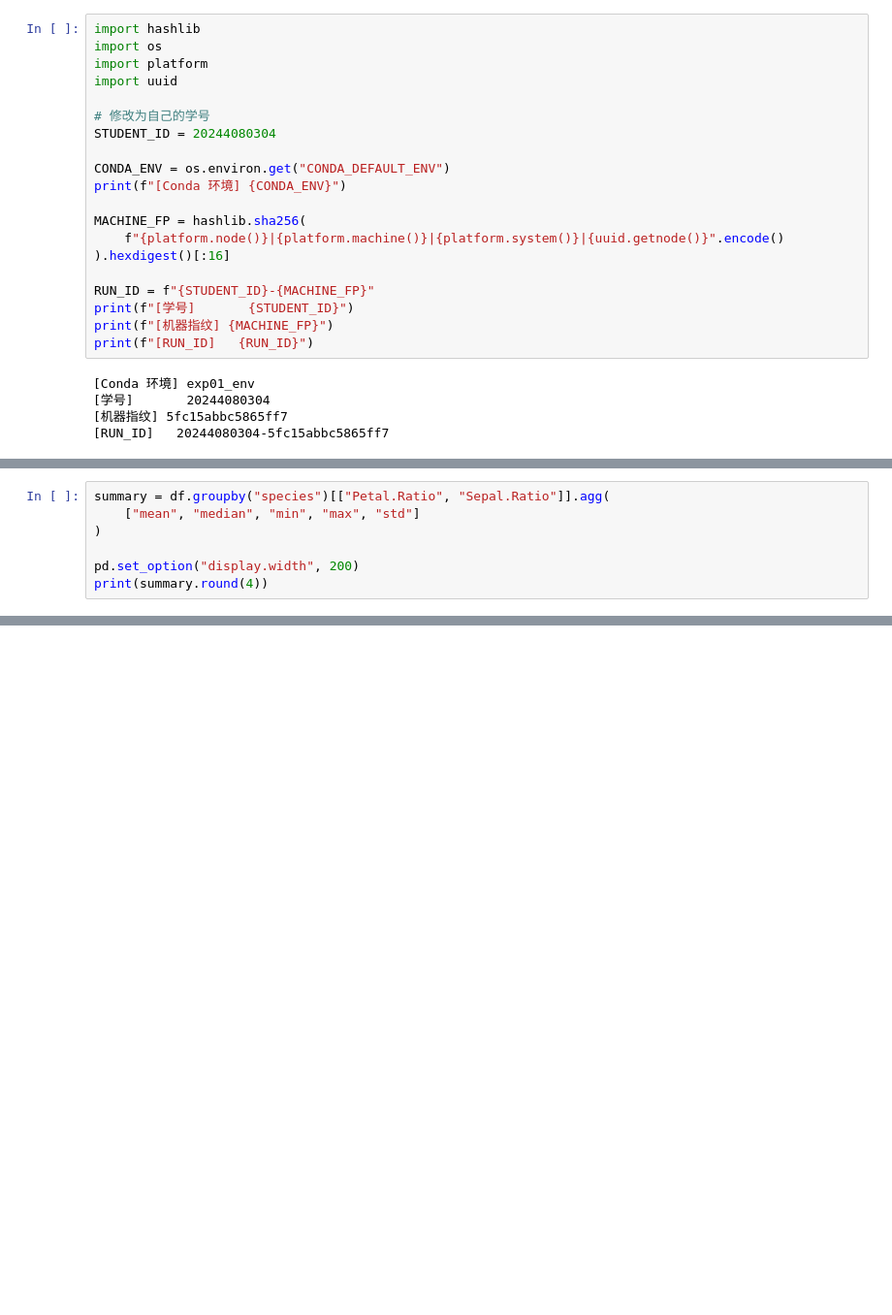
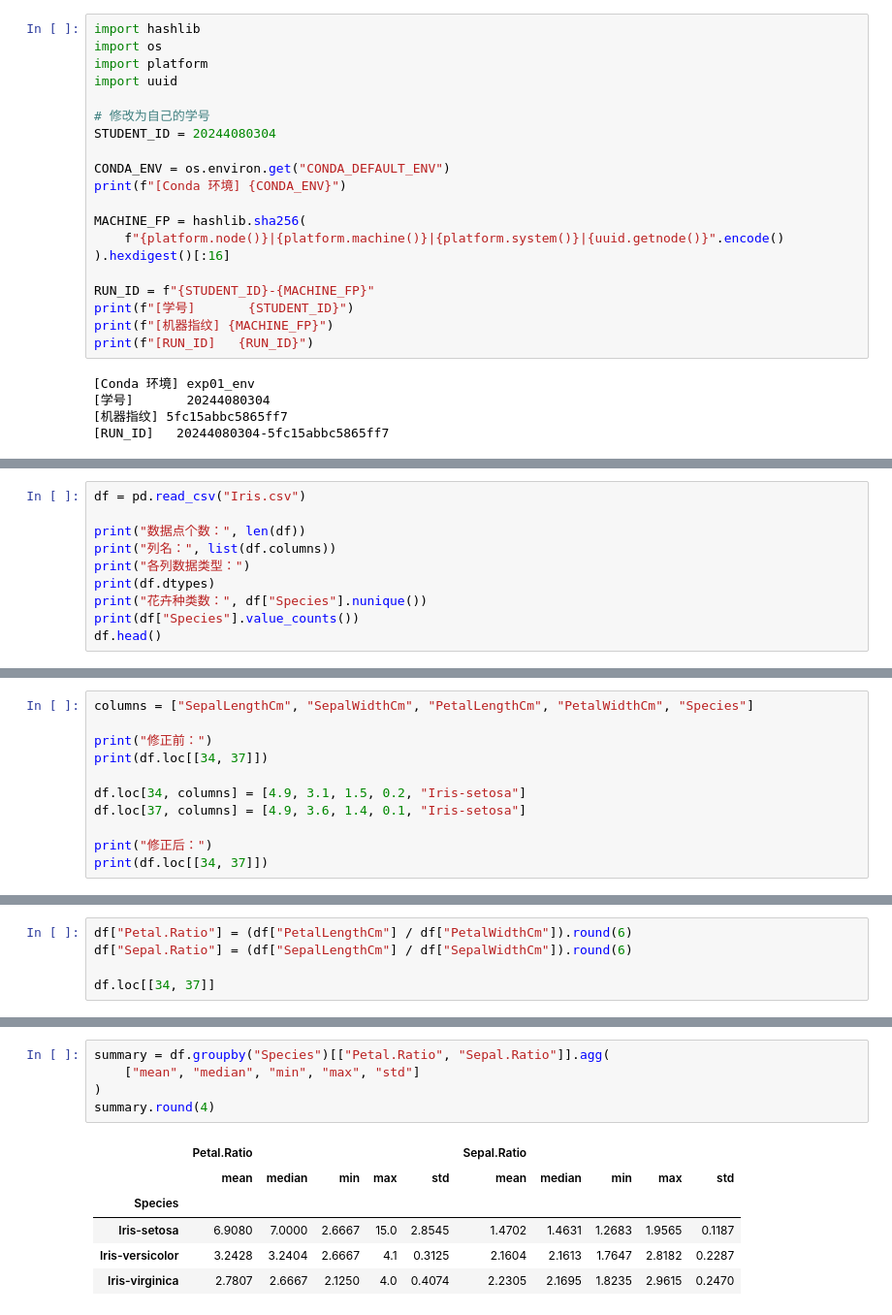
Before and after one commit to vante-jk/python, a Jupyter notebook: 20244080304_李晓月_hw03.ipynb, the cells around one changed output, grey strips where cells are left out. Shown at 97% size. Cells and saved outputs as stored; diff of their text form; blank space fills up the shorter version.

```diff
--- a/20244080304_李晓月_hw03.ipynb
+++ b/20244080304_李晓月_hw03.ipynb
@@ -489,7 +25,0 @@ check.loc[[34, 37]]
-# %%
-summary = df.groupby("species")[["Petal.Ratio", "Sepal.Ratio"]].agg(
-    ["mean", "median", "min", "max", "std"]
-)
-
-pd.set_option("display.width", 200)
-print(summary.round(4))
@@ -508,0 +163,10 @@ virginica       2.7807  2.6667  2.1250   4.0  0.4074      2.2305  2.1695  1.8235
+# %%
+df = pd.read_csv("Iris.csv")
+
+print("数据点个数：", len(df))
+print("列名：", list(df.columns))
+print("各列数据类型：")
+print(df.dtypes)
+print("花卉种类数：", df["Species"].nunique())
+print(df["Species"].value_counts())
+df.head()
@@ -508,0 +198,11 @@ virginica       2.7807  2.6667  2.1250   4.0  0.4074      2.2305  2.1695  1.8235
+# %%
+columns = ["SepalLengthCm", "SepalWidthCm", "PetalLengthCm", "PetalWidthCm", "Species"]
+
+print("修正前：")
+print(df.loc[[34, 37]])
+
+df.loc[34, columns] = [4.9, 3.1, 1.5, 0.2, "Iris-setosa"]
+df.loc[37, columns] = [4.9, 3.6, 1.4, 0.1, "Iris-setosa"]
+
+print("修正后：")
+print(df.loc[[34, 37]])
@@ -508,0 +218,5 @@ virginica       2.7807  2.6667  2.1250   4.0  0.4074      2.2305  2.1695  1.8235
+# %%
+df["Petal.Ratio"] = (df["PetalLengthCm"] / df["PetalWidthCm"]).round(6)
+df["Sepal.Ratio"] = (df["SepalLengthCm"] / df["SepalWidthCm"]).round(6)
+
+df.loc[[34, 37]]
@@ -508,0 +236,12 @@ virginica       2.7807  2.6667  2.1250   4.0  0.4074      2.2305  2.1695  1.8235
+# %%
+summary = df.groupby("Species")[["Petal.Ratio", "Sepal.Ratio"]].agg(
+    ["mean", "median", "min", "max", "std"]
+)
+summary.round(4)
+# %% [output]
+|  | Petal.Ratio |  |  |  |  | Sepal.Ratio |  |  |  |  |
+|  | mean | median | min | max | std | mean | median | min | max | std |
+| Species |  |  |  |  |  |  |  |  |  |  |
+| Iris-setosa | 6.9080 | 7.0000 | 2.6667 | 15.0 | 2.8545 | 1.4702 | 1.4631 | 1.2683 | 1.9565 | 0.1187 |
+| Iris-versicolor | 3.2428 | 3.2404 | 2.6667 | 4.1 | 0.3125 | 2.1604 | 2.1613 | 1.7647 | 2.8182 | 0.2287 |
+| Iris-virginica | 2.7807 | 2.6667 | 2.1250 | 4.0 | 0.4074 | 2.2305 | 2.1695 | 1.8235 | 2.9615 | 0.2470 |
```
Also changed, not shown: parts of 44 cells of this notebook, 2 other files.
